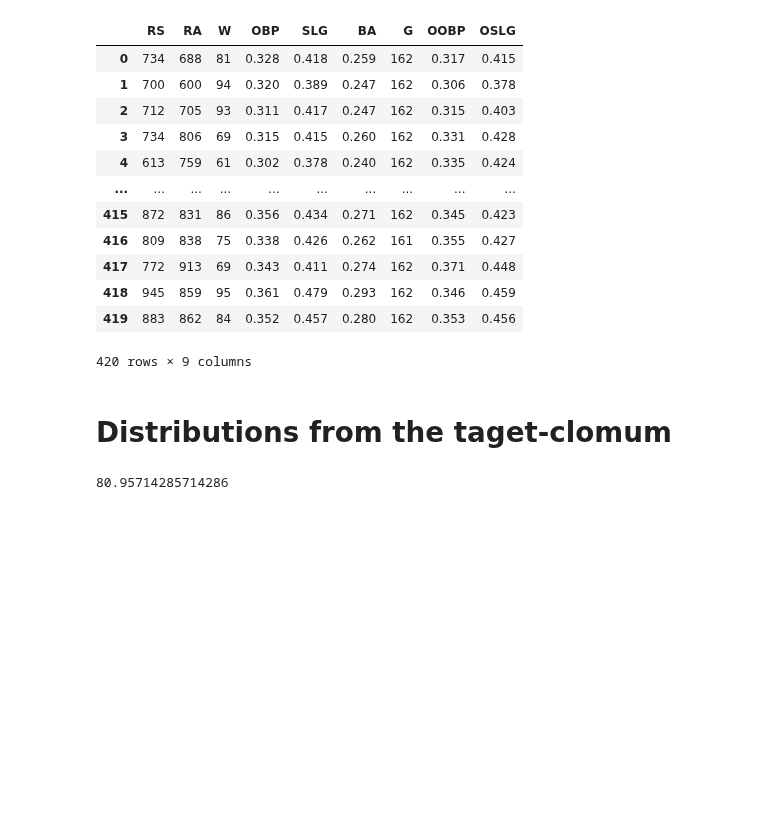
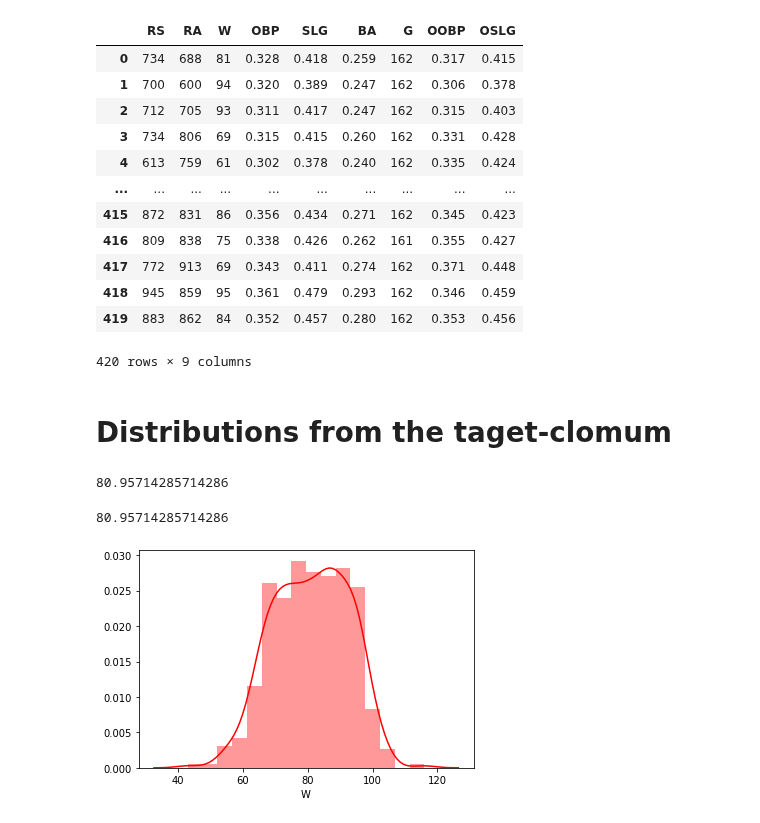
Before and after one commit to hitimr/ML_2020, a Jupyter notebook: Ex2/Moneyball/moneyball_exploration.ipynb, the cells around one changed output. Cells and saved outputs as stored; diff of their text form; code cells hidden in the pictures; blank space fills up the shorter version.

```diff
--- a/Ex2/Moneyball/moneyball_exploration.ipynb
+++ b/Ex2/Moneyball/moneyball_exploration.ipynb
@@ -41,4 +41,4 @@ from common.dataset_grabber import get_data_path
 # %%
-datapath = get_data_path("moneyball", "baseball.csv")
+datapath = get_data_path("Moneyball", "baseball.csv")
 display(datapath)
 # %% [output]
@@ -192,3 +192,10 @@ df_prep_nomiss
 np.mean(df_prep_nomiss["W"])
 # %% [output]
 80.95714285714286
+# %%
+print(np.mean(df_prep_nomiss["W"]))
+plot = sns.distplot(df_prep_nomiss["W"], color="red")
+plt.savefig("out/explornation/nomiss.pdf")
+# %% [output]
+80.95714285714286
+[figure, added]
```
Also changed, not shown: parts of 3 cells of this notebook, 10 other files.
